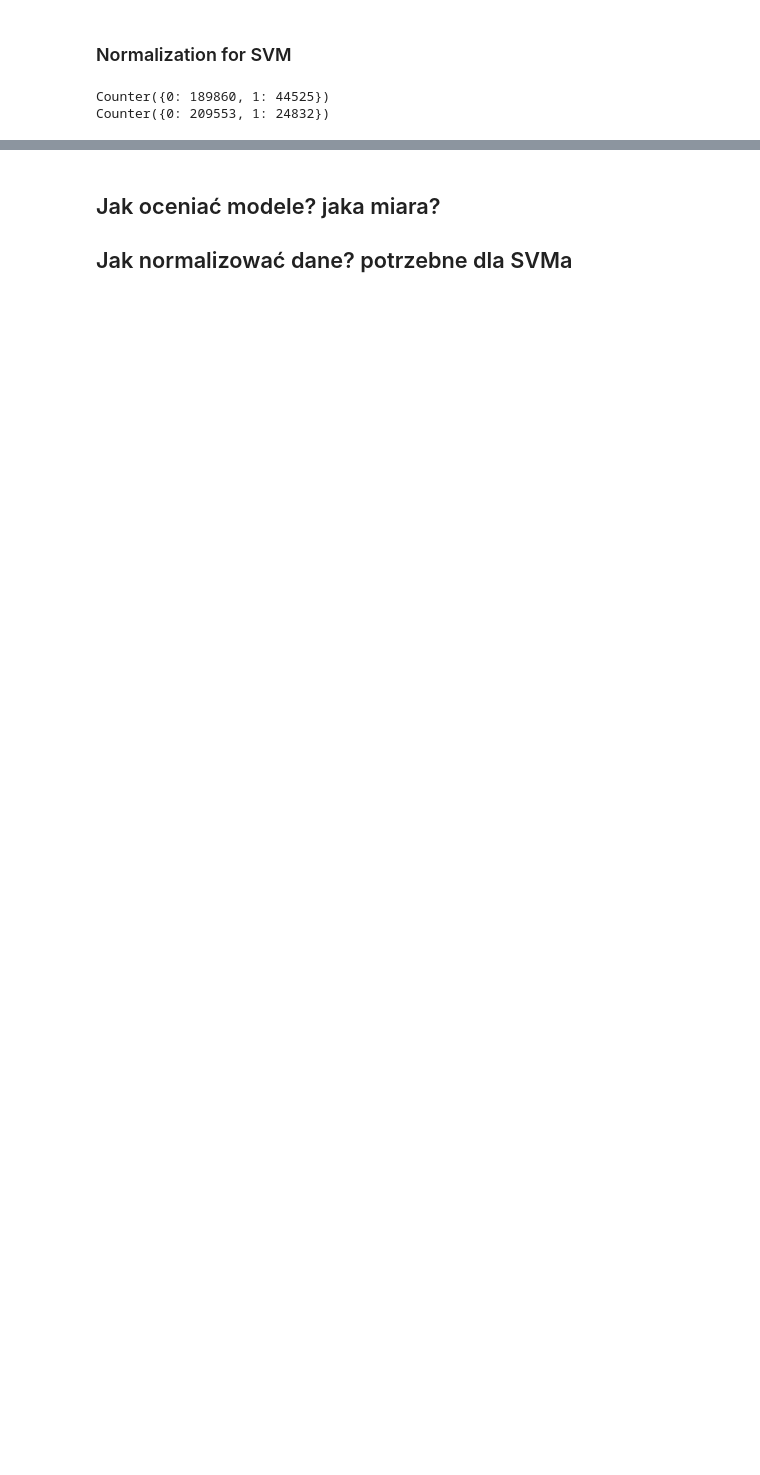
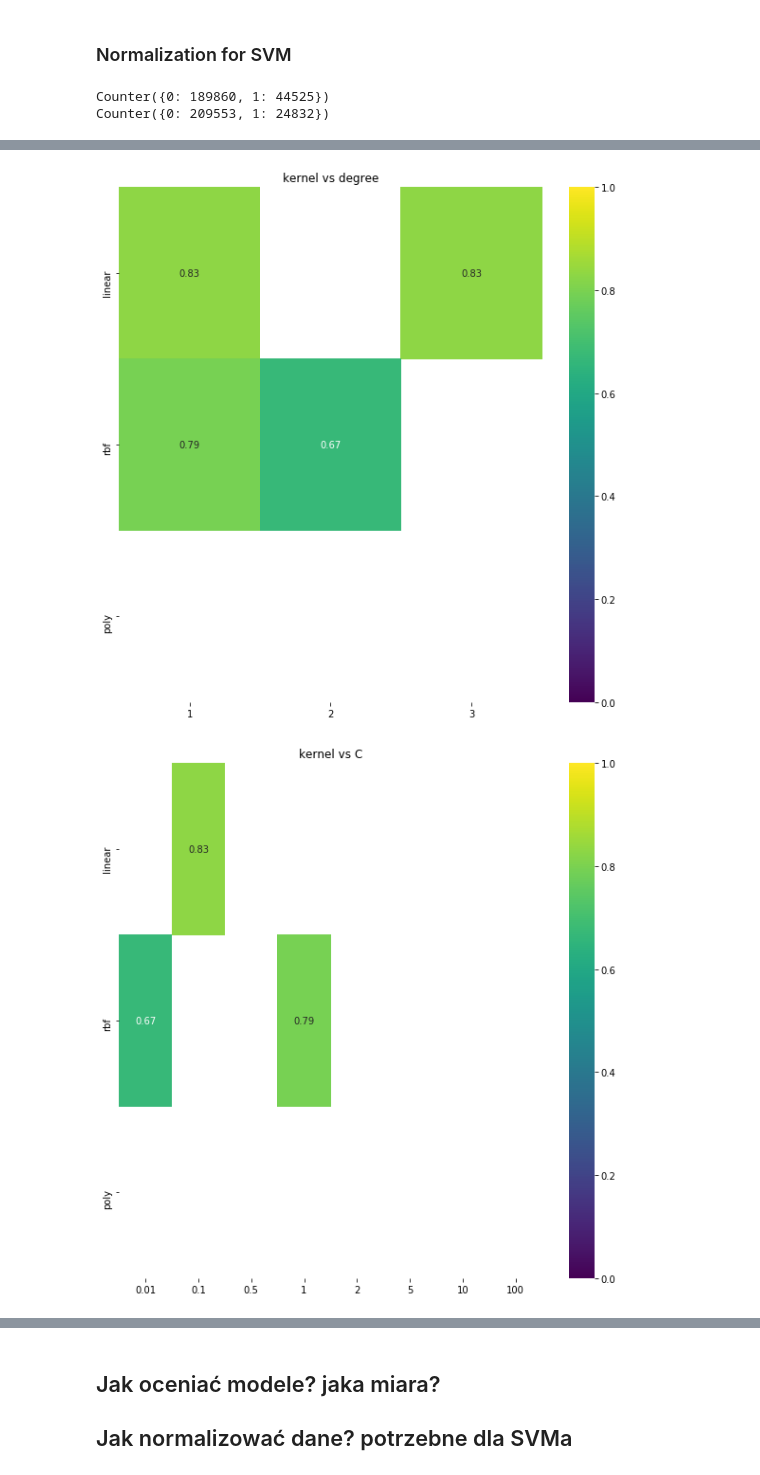
Before and after one commit to pkubiak/happy-szczurki, a Jupyter notebook: Classification SVM.ipynb, the cells around one changed output, grey strips where cells are left out. Drawn from its saved outputs; the diff is of its cells as text; code cells hidden in the pictures; blank space fills up the shorter version.

Commit message:
Implemented timeouted GridSearchCV for SVC + best_params vizualiztion

```diff
--- a/Classification SVM.ipynb
+++ b/Classification SVM.ipynb
@@ -178,0 +335,13 @@ support: Counter({0: 8927, 1: 1073})
+# %%
+print(clf.best_params_)
+print(clf.best_score_)
+best_estimator = clf.estimator.set_params(**clf.best_params_)
+best_estimator.fit(X, y, _timeout=100)
+print()
+
+print('non-balanced:')
+evaluate_model(best_estimator, test_data)
+print()
+
+print('balanced:')
+evaluate_model(best_estimator, test_data, balanced=True)
@@ -178,0 +389,31 @@ support: Counter({0: 8927, 1: 1073})
+# %%
+import itertools
+import seaborn as sns
+
+listables = []
+for key, value in clf.param_distributions.items():
+    if isinstance(value, list):
+        listables.append(key)
+
+for a, b in itertools.combinations(listables, 2):
+#     print(a,b)
+    params_a = clf.param_distributions[a]
+    params_b = clf.param_distributions[b]
+
+    results = []
+    for val_a, val_b in itertools.product(params_a, params_b):
+        crit_a = clf.cv_results_[f'param_{a}'] == val_a
+        crit_b = clf.cv_results_[f'param_{b}'] == val_b
+        try:
+            best = np.max(clf.cv_results_['mean_test_score'][crit_a & crit_b])
+        except ValueError:
+            best = np.nan
+        results.append(best)
+#         print('\t', val_a, val_b, best)
+    results = np.array(results).reshape((len(params_a), len(params_b)))
+
+    plt.figure(figsize=(10,10))
+    sns.heatmap(results, xticklabels=params_b, yticklabels=params_a, annot=True, fmt=".2f", vmin=0.0, vmax=1.0, cmap='viridis').set_title(f"{a} vs {b}")
+# %% [output]
+[figure, added]
+[figure, added]
```
Also changed, not shown: parts of 24 cells of this notebook.
